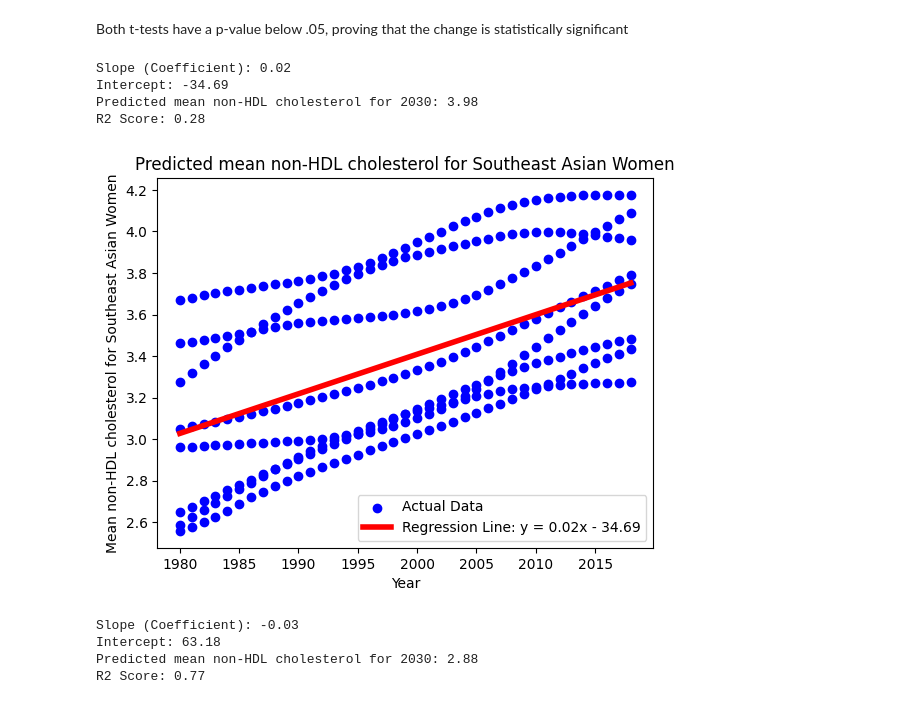
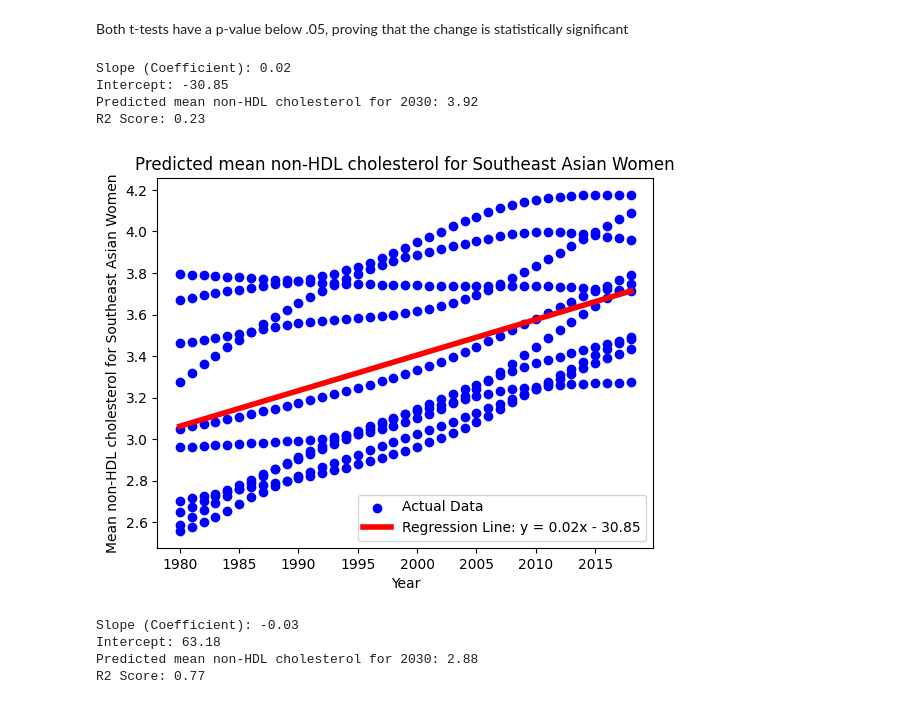
Before and after one commit to jocelynbrownie27-max/Cholesterol-Project, a Jupyter notebook: DSRP_2026_Jocelyn_Browne_(CHOLESTEROL).ipynb, the cells around one changed output. Cells and saved outputs as stored; diff of their text form; code cells hidden in the pictures.

```diff
--- a/DSRP_2026_Jocelyn_Browne_(CHOLESTEROL).ipynb
+++ b/DSRP_2026_Jocelyn_Browne_(CHOLESTEROL).ipynb
@@ -659,38 +690,38 @@ P-value: [0.0341809]
 # %% [markdown]
 Both t-tests have a p-value below .05, proving that the change is statistically significant
 # %%
-SoutheastAsian_countries = ['Thailand', 'Malaysia', 'Cambodia', 'Vietnam', 'Lao PDR', 'Brunei', 'Philippines', 'Indonesia', 'Myanmar', 'Timor-Leste']
+SoutheastAsian_countries = ['Thailand', 'Malaysia', 'Cambodia', 'Viet Nam', 'Lao PDR', 'Brunei Darussalam', 'Philippines', 'Indonesia', 'Myanmar', 'Timor-Leste']
 filtered_df = df.loc[df['Country/Region/World'].isin(SoutheastAsian_countries) & (df['Sex'] == 'Women')]
 X = filtered_df['Year']
 y = filtered_df['Mean non-HDL cholesterol (mmol/L)']
 
 model = LinearRegression()
 model.fit(X.values.reshape(-1, 1), y)
 
 print(f"Slope (Coefficient): {model.coef_[0]:.2f}")
 print(f"Intercept: {model.intercept_:.2f}")
 
 X_line = np.linspace(X.min(), X.max(), 100).reshape(-1, 1) # Adjusted X_line range
 y_line = model.predict(X_line)
 y_pred_2030 = model.predict(np.array([[2030]]))
 print(f"Predicted mean non-HDL cholesterol for 2030: {y_pred_2030[0]:.2f}")
 y_pred_r2 = model.predict(X.values.reshape(-1, 1))
 print(f"R2 Score: {r2_score(y, y_pred_r2):.2f}")
 
 plt.scatter(X, y, color="blue", label="Actual Data")
-line_label = f"y = 0.02x - 34.69"
+line_label = f"y = 0.02x - 30.85"
 plt.plot(X_line, y_line, color="red", linewidth=4, label= "Regression Line: " + line_label)
 plt.title("Predicted mean non-HDL cholesterol for Southeast Asian Women")
 plt.xlabel("Year")
 plt.ylabel("Mean non-HDL cholesterol for Southeast Asian Women")
 plt.legend()
 plt.show()
 # %% [output]
 Slope (Coefficient): 0.02
-Intercept: -34.69
-Predicted mean non-HDL cholesterol for 2030: 3.98
-R2 Score: 0.28
+Intercept: -30.85
+Predicted mean non-HDL cholesterol for 2030: 3.92
+R2 Score: 0.23
-[figure, old version]
+[figure, new version]
 # %%
 
 filtered_df = df.loc[df['Country/Region/World'].isin(western_countries) & (df['Sex'] == 'Women')]
```
Also changed, not shown: parts of 1 cell of this notebook.
